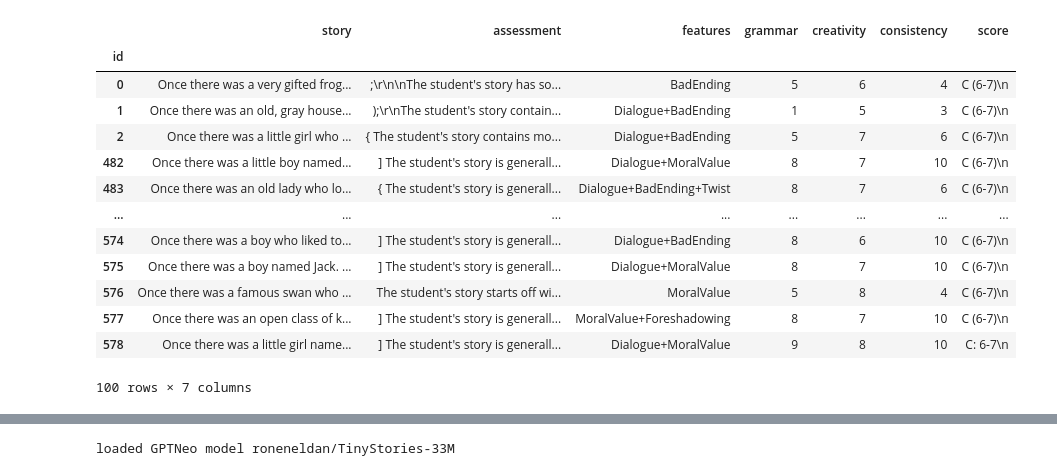
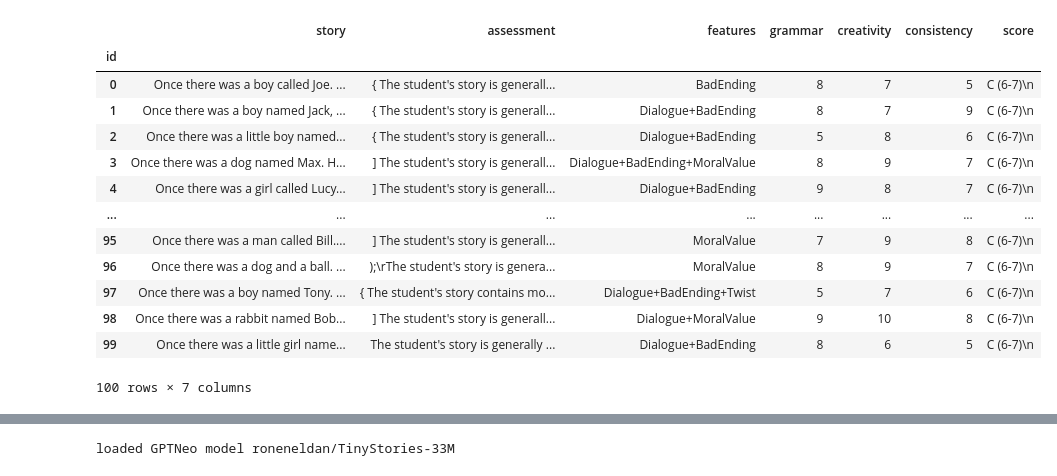
Before and after one commit to nathankim7/ctg-intervention, a Jupyter notebook: scratch.ipynb, the cells around one changed output, grey strips where cells are left out. Drawn from its saved outputs; the diff is of its cells as text; code cells hidden in the pictures.

```diff
--- a/scratch.ipynb
+++ b/scratch.ipynb
@@ -9,20 +10,20 @@ import torch
 %load_ext autoreload
 %autoreload 2
 # %%
-df = pd.read_csv("actadd_vanilla.csv", index_col=0, quotechar='"', doublequote=False, escapechar="\\")
+df = pd.read_csv("./results/actadd_pronouns_c1_2a.csv", index_col=0, quotechar='"', doublequote=False, escapechar="\\")
 df.head(100)
 # %% [output]
 |  | story | assessment | features | grammar | creativity | consistency | score |
 | id |  |  |  |  |  |  |  |
-| 0 | Once there was a very gifted frog... | ;\r\n\nThe student's story has so... | BadEnding | 5 | 6 | 4 | C (6-7)\n |
-| 1 | Once there was an old, gray house... | );\r\nThe student's story contain... | Dialogue+BadEnding | 1 | 5 | 3 | C (6-7)\n |
-| 2 | Once there was a little girl who ... | { The student's story contains mo... | Dialogue+BadEnding | 5 | 7 | 6 | C (6-7)\n |
-| 482 | Once there was a little boy named... | ] The student's story is generall... | Dialogue+MoralValue | 8 | 7 | 10 | C (6-7)\n |
-| 483 | Once there was an old lady who lo... | { The student's story is generall... | Dialogue+BadEnding+Twist | 8 | 7 | 6 | C (6-7)\n |
+| 0 | Once there was a boy called Joe. ... | { The student's story is generall... | BadEnding | 8 | 7 | 5 | C (6-7)\n |
+| 1 | Once there was a boy named Jack, ... | { The student's story is generall... | Dialogue+BadEnding | 8 | 7 | 9 | C (6-7)\n |
+| 2 | Once there was a little boy named... | { The student's story is generall... | Dialogue+BadEnding | 5 | 8 | 6 | C (6-7)\n |
+| 3 | Once there was a dog named Max. H... | ] The student's story is generall... | Dialogue+BadEnding+MoralValue | 8 | 9 | 7 | C (6-7)\n |
+| 4 | Once there was a girl called Lucy... | ] The student's story is generall... | Dialogue+BadEnding | 9 | 8 | 7 | C (6-7)\n |
 | ... | ... | ... | ... | ... | ... | ... | ... |
-| 574 | Once there was a boy who liked to... | ] The student's story is generall... | Dialogue+BadEnding | 8 | 6 | 10 | C (6-7)\n |
-| 575 | Once there was a boy named Jack. ... | ] The student's story is generall... | Dialogue+MoralValue | 8 | 7 | 10 | C (6-7)\n |
-| 576 | Once there was a famous swan who ... | The student's story starts off wi... | MoralValue | 5 | 8 | 4 | C (6-7)\n |
-| 577 | Once there was an open class of k... | ] The student's story is generall... | MoralValue+Foreshadowing | 8 | 7 | 10 | C (6-7)\n |
-| 578 | Once there was a little girl name... | ] The student's story is generall... | Dialogue+MoralValue | 9 | 8 | 10 | C: 6-7\n |
+| 95 | Once there was a man called Bill.... | ] The student's story is generall... | MoralValue | 7 | 9 | 8 | C (6-7)\n |
+| 96 | Once there was a dog and a ball. ... | );\rThe student's story is genera... | MoralValue | 8 | 9 | 7 | C (6-7)\n |
+| 97 | Once there was a boy named Tony. ... | { The student's story contains mo... | Dialogue+BadEnding+Twist | 5 | 7 | 6 | C (6-7)\n |
+| 98 | Once there was a rabbit named Bob... | ] The student's story is generall... | Dialogue+MoralValue | 9 | 10 | 8 | C (6-7)\n |
+| 99 | Once there was a little girl name... | The student's story is generally ... | Dialogue+BadEnding | 8 | 6 | 5 | C (6-7)\n |
 100 rows × 7 columns
```
Also changed, not shown: parts of 16 cells of this notebook, 8 other files.
